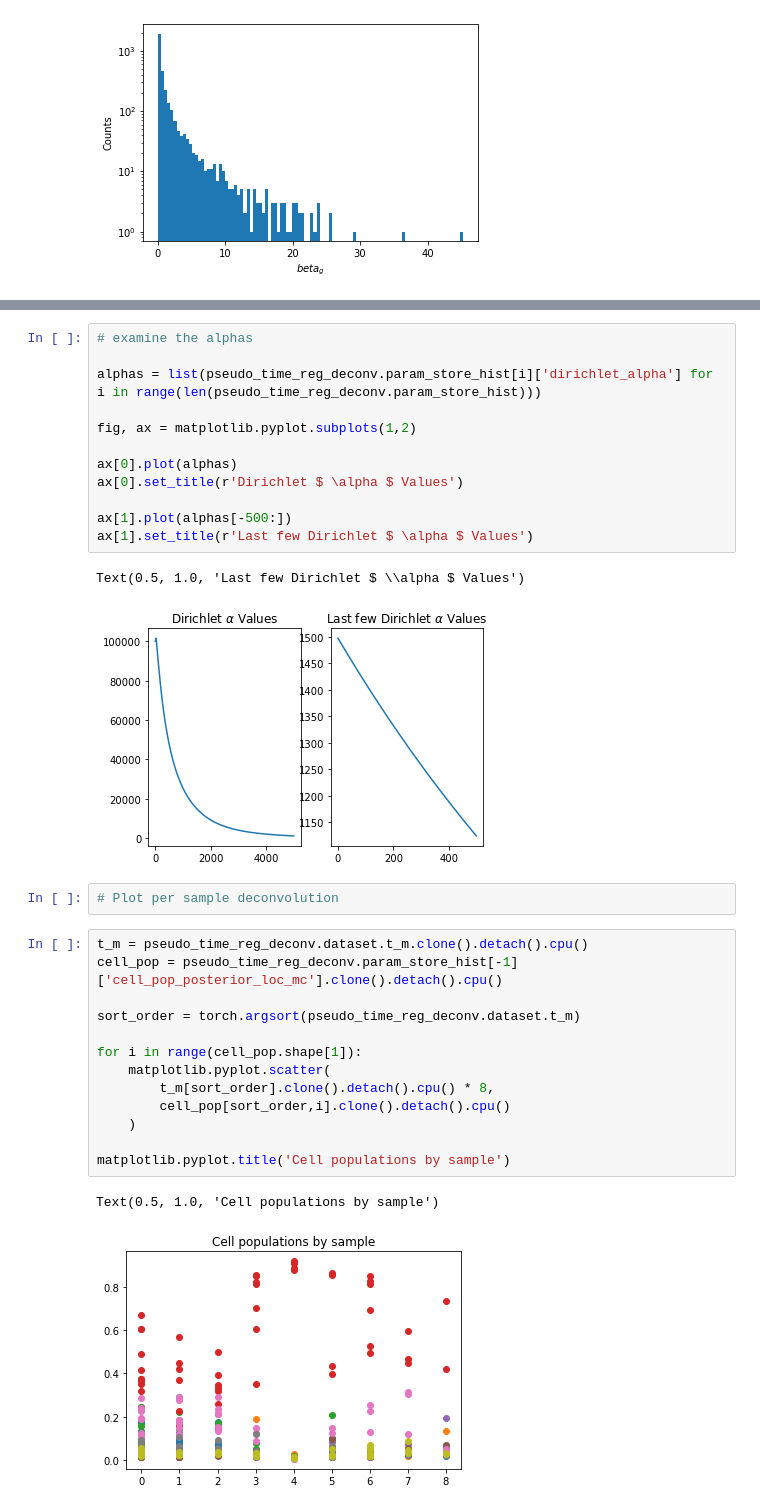
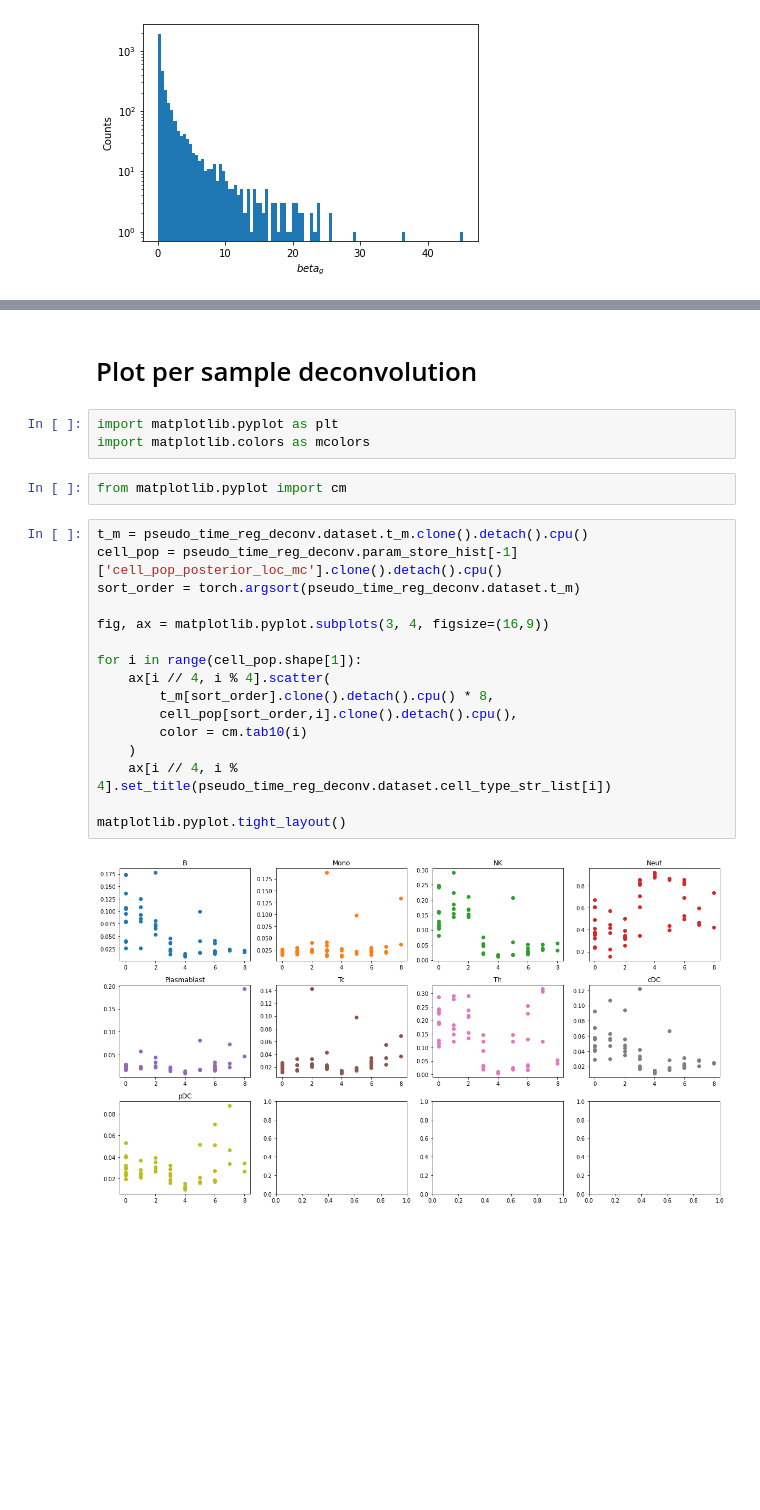
Before and after one commit to broadinstitute/temporal-rna-seq-deconvolution, a Jupyter notebook: working.ipynb, the cells around one changed output, grey strips where cells are left out. Cells and saved outputs as stored; diff of their text form; blank space fills up the shorter version.

Commit message:
add per celltype plots

```diff
--- a/working.ipynb
+++ b/working.ipynb
@@ -159,33 +81,25 @@ matplotlib.pyplot.yscale('log')
-# %%
-# examine the alphas
-
-alphas = list(pseudo_time_reg_deconv.param_store_hist[i]['dirichlet_alpha'] for i in range(len(pseudo_time_reg_deconv.param_store_hist)))
-
-fig, ax = matplotlib.pyplot.subplots(1,2)
-
-ax[0].plot(alphas)
-ax[0].set_title(r'Dirichlet $ \alpha $ Values')
-
-ax[1].plot(alphas[-500:])
-ax[1].set_title(r'Last few Dirichlet $ \alpha $ Values')
-# %% [output]
-Text(0.5, 1.0, 'Last few Dirichlet $ \\alpha $ Values')
-[figure, removed]
-# %%
-# Plot per sample deconvolution
+# %% [markdown]
+# Plot per sample deconvolution
+# %%
+import matplotlib.pyplot as plt
+import matplotlib.colors as mcolors
+# %%
+from matplotlib.pyplot import cm
 # %%
 t_m = pseudo_time_reg_deconv.dataset.t_m.clone().detach().cpu()
 cell_pop = pseudo_time_reg_deconv.param_store_hist[-1]['cell_pop_posterior_loc_mc'].clone().detach().cpu()
-
 sort_order = torch.argsort(pseudo_time_reg_deconv.dataset.t_m)
 
+fig, ax = matplotlib.pyplot.subplots(3, 4, figsize=(16,9))
+
 for i in range(cell_pop.shape[1]):
-    matplotlib.pyplot.scatter(
+    ax[i // 4, i % 4].scatter(
         t_m[sort_order].clone().detach().cpu() * 8,
-        cell_pop[sort_order,i].clone().detach().cpu()
+        cell_pop[sort_order,i].clone().detach().cpu(),
+        color = cm.tab10(i)
     )
+    ax[i // 4, i % 4].set_title(pseudo_time_reg_deconv.dataset.cell_type_str_list[i])
 
-matplotlib.pyplot.title('Cell populations by sample')
+matplotlib.pyplot.tight_layout()
 # %% [output]
-Text(0.5, 1.0, 'Cell populations by sample')
-[figure, old version]
+[figure, new version]
```
Also changed, not shown: parts of 10 cells of this notebook.
